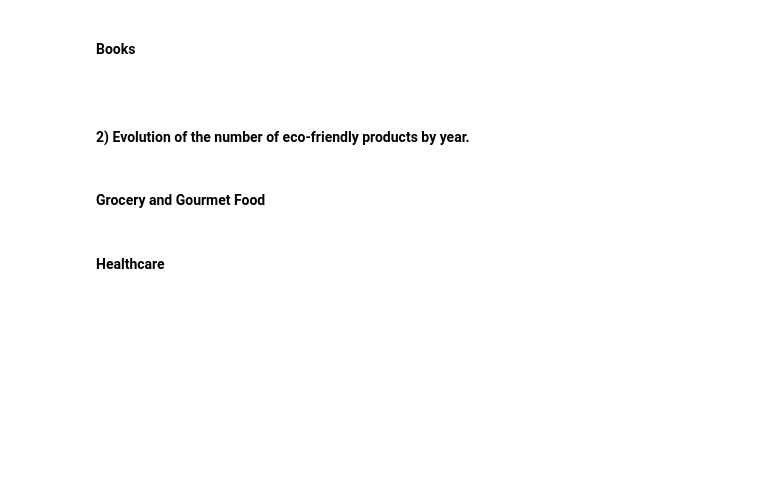
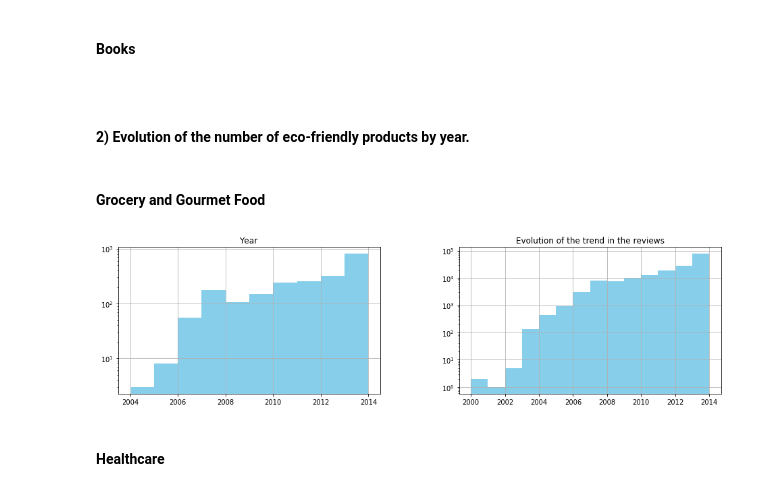
Before and after one commit to MaxencePPierre/ada-project, a Jupyter notebook: project_general.ipynb, the cells around one changed output. Saved outputs shown, nothing was run; the diff lists cells and outputs as text; code cells hidden in the pictures; blank space fills up the shorter version.

```diff
--- a/project_general.ipynb
+++ b/project_general.ipynb
@@ -271,25 +293,27 @@ grocery_food_filter_products_bio.take(1)
 **Grocery and Gourmet Food**
 # %%
 grocerybio_firstrev = grocery_food_review_product_join.groupBy("asin").agg(sqlf.min("unixReviewTime"))
-grocerybio_firstrev_pd = grocery_firstrev.toPandas()
+grocerybio_firstrev_pd = grocerybio_firstrev.toPandas()
 grocerybio_firstrev_pd['Year'] = pd.to_datetime(grocerybio_firstrev_pd['min(unixReviewTime)'],unit='s').map(lambda x: x.year)
 
 groceryall_firstrev = grocery_food_reviews.groupBy("asin").agg(sqlf.min("unixReviewTime"))
-groceryall_firstrev_pd = globalfirstreview.toPandas()
+groceryall_firstrev_pd = groceryall_firstrev.toPandas()
 groceryall_firstrev_pd['Year'] = pd.to_datetime(groceryall_firstrev_pd['min(unixReviewTime)'],unit='s').map(lambda x: x.year)
 # %%
 fig, axes = plt.subplots(1, 2)
 fig.set_size_inches(16,4)
 
 
-grocery_firstrev_pd.hist("Year", color="skyblue", log=True,bins=10,ax=axes[0])
+grocerybio_firstrev_pd.hist("Year", color="skyblue", log=True,bins=10,ax=axes[0])
 plt.title('Evolution of the trend in the products')
 
 
-globalyear_reviews_Pandas.hist("Year", log=True, color="skyblue", bins=14, ax=axes[1])
+groceryall_firstrev_pd.hist("Year", log=True, color="skyblue", bins=14, ax=axes[1])
 plt.title('Evolution of the trend in the reviews')
 
 plt.show()
+# %% [output]
+[figure, added]
 # %% [markdown]
 <br>
 
```
Also changed, not shown: parts of 18 cells of this notebook.
